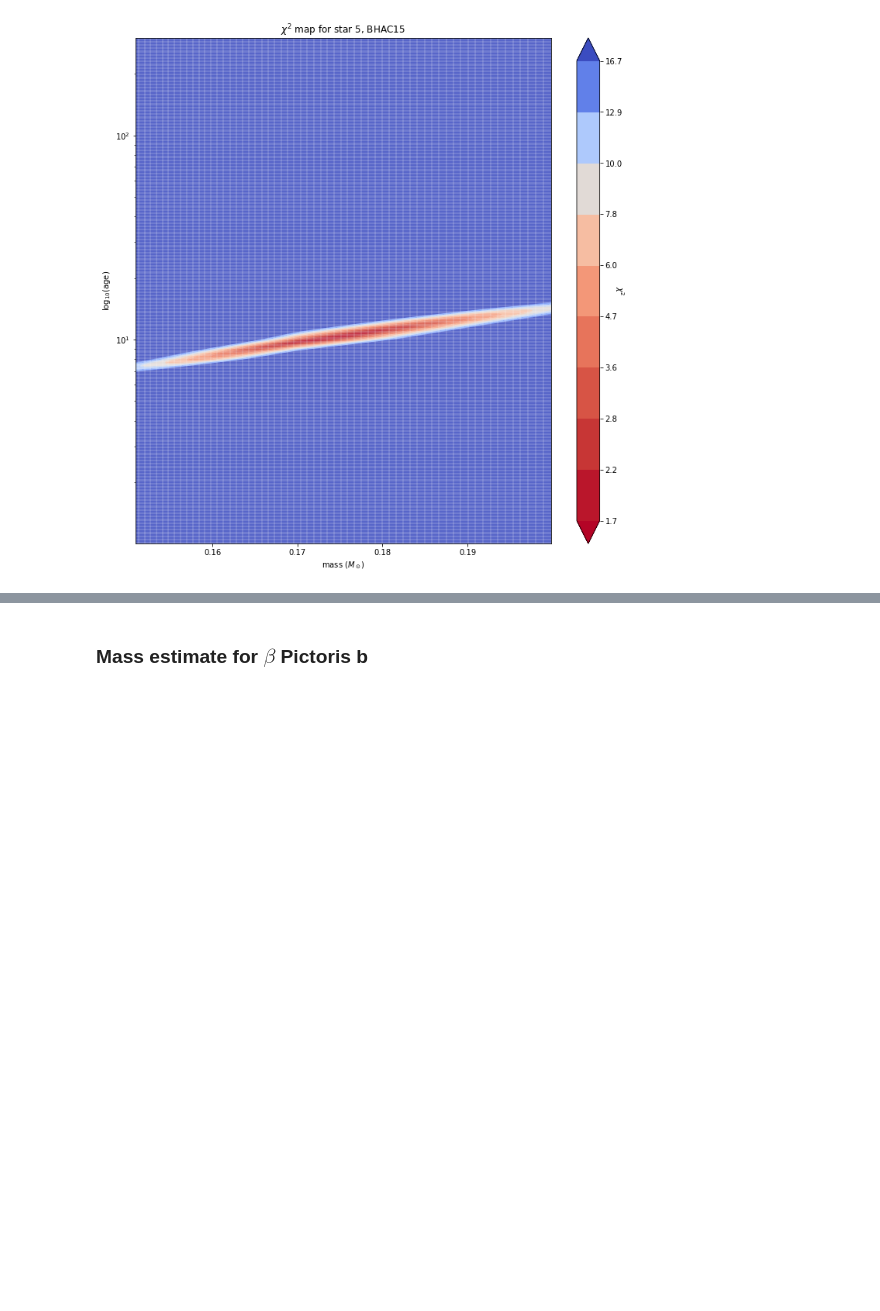
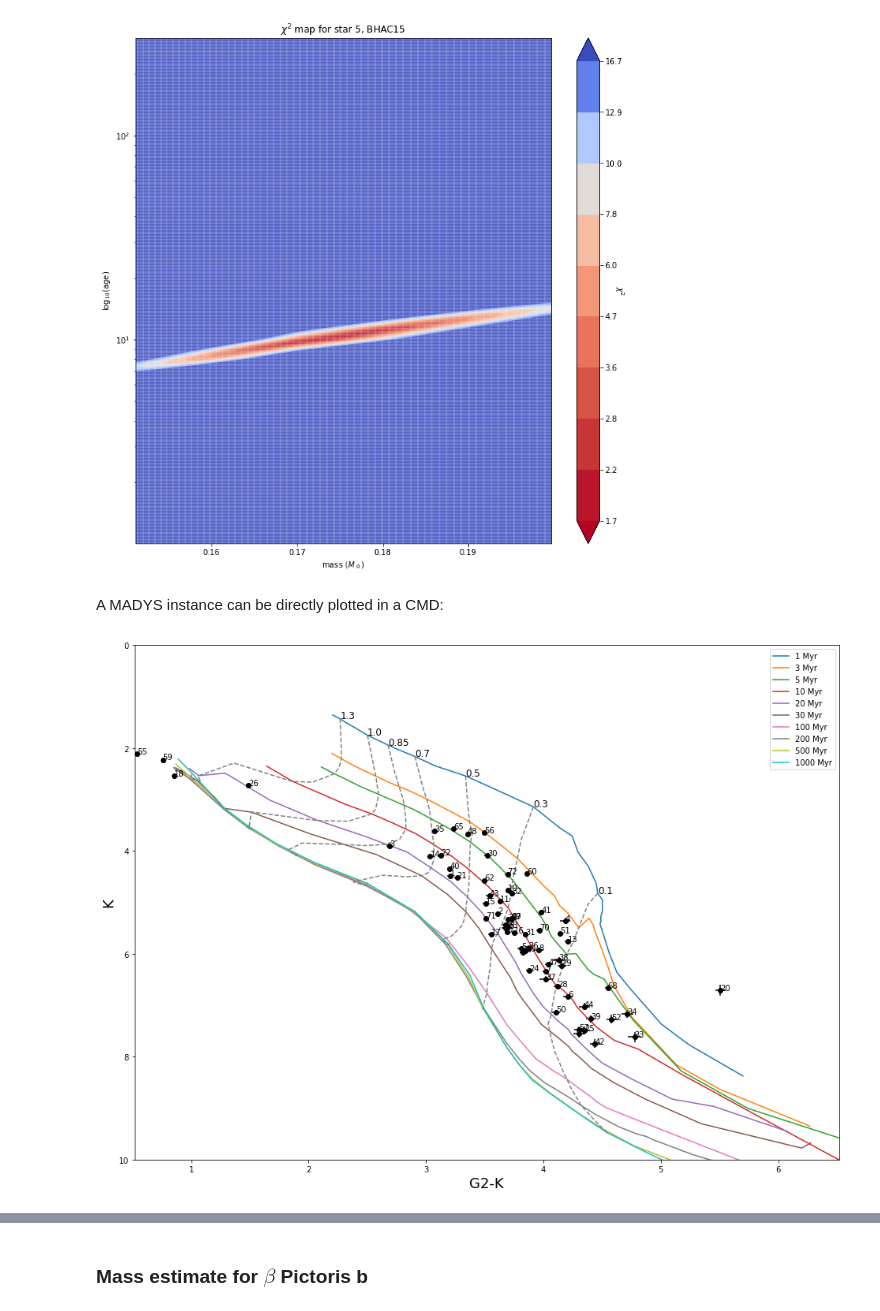
Before and after one commit to vsquicciarini/madys, a Jupyter notebook: try_class.ipynb, the cells around one changed output, grey strips where cells are left out. Cells and saved outputs as stored; diff of their text form; code cells hidden in the pictures; blank space fills up the shorter version.

```diff
--- a/try_class.ipynb
+++ b/try_class.ipynb
@@ -151,0 +107,5 @@ Execution ended. Elapsed time: 261 s.
+# %%
+els_file=r'C:\Users\Vito\Desktop\PhD\My papers\MADYS\els.txt'
+
+els_obj=SampleObject(els_file,id_type='EDR3',verbose=0,ext_map='leike')
+result=els_obj.get_params('bhac15',age_range=[1,300],n_try=200,save_maps=True)
@@ -154,3 +120,9 @@ res1.plot_maps(5)
 # %% [output]
 Star 5
 [figure]
+# %% [markdown]
+A MADYS instance can be directly plotted in a CMD:
+# %%
+els_obj.CMD('G-K','K','bhac15')
+# %% [output]
+[figure, added]
```
Also changed, not shown: parts of 29 cells of this notebook.
